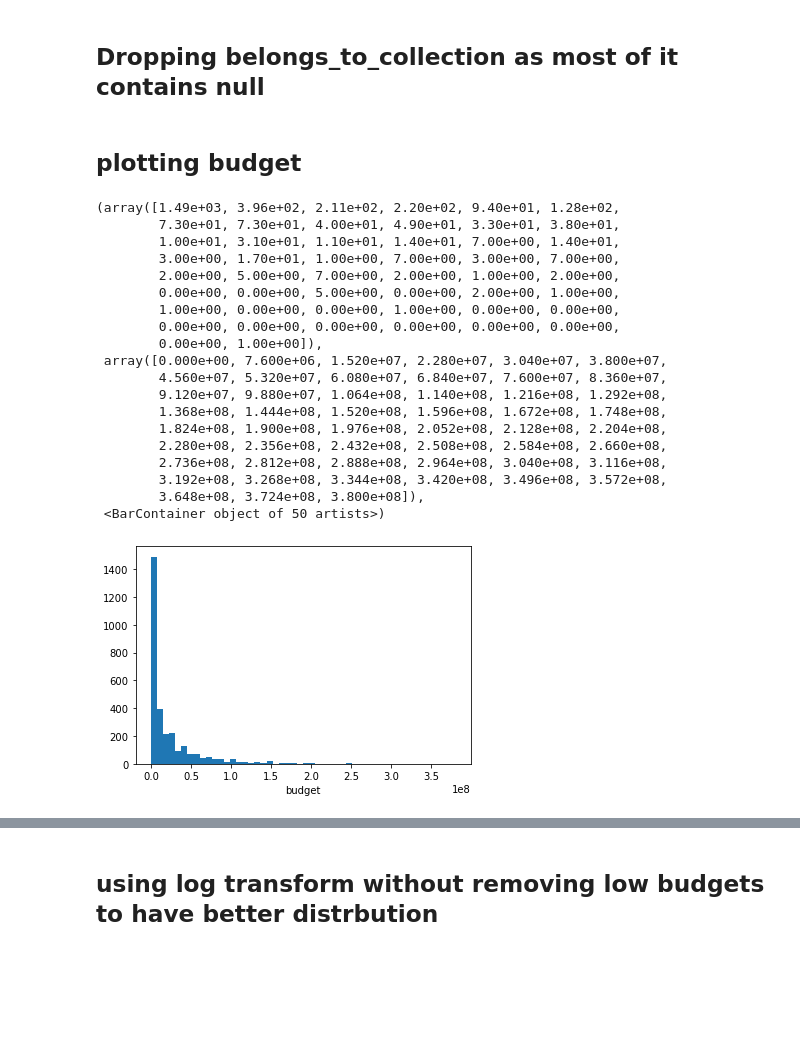
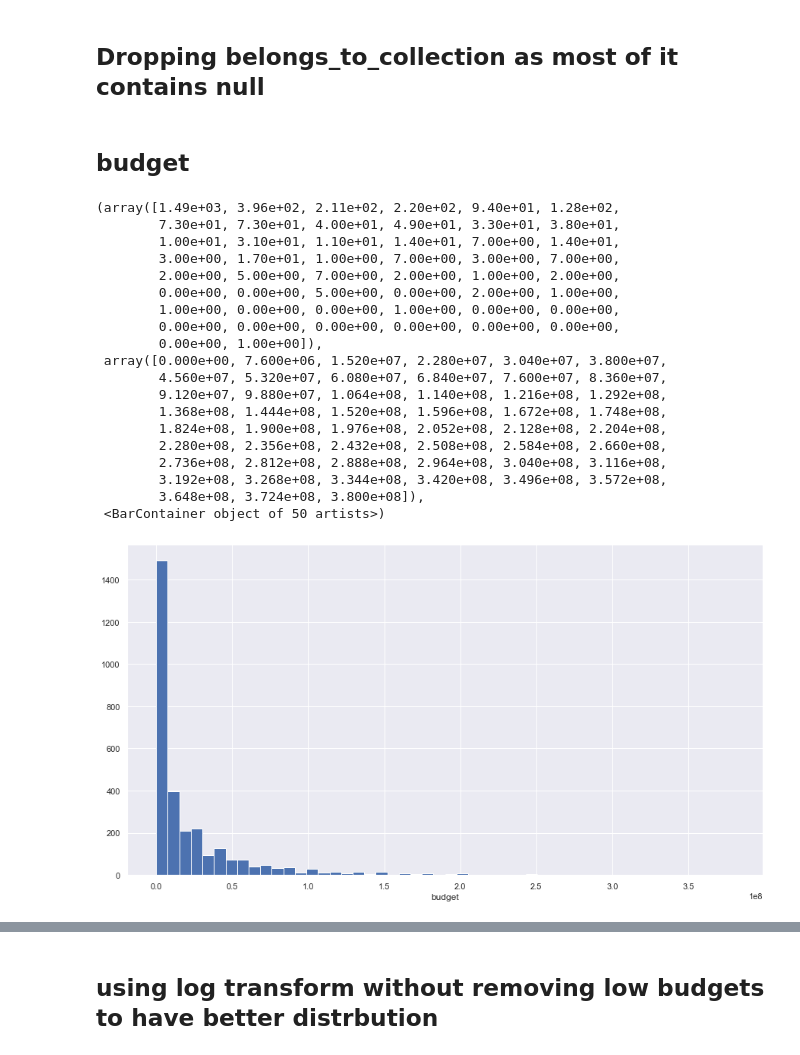
Before and after one commit to mohamedali-sc/TMDB-Box-Office-Prediction, a Jupyter notebook: model.ipynb, the cells around one changed output, grey strips where cells are left out. Cells and saved outputs as stored; diff of their text form; code cells hidden in the pictures; blank space fills up the shorter version.

```diff
--- a/model.ipynb
+++ b/model.ipynb
@@ -5,7 +5,7 @@ import matplotlib.pyplot as plt
 import seaborn as sns
 from sklearn.metrics import r2_score, mean_absolute_error, mean_squared_error
 from wordcloud import WordCloud
-trainData=pd.read_csv('train.csv')
-testData = pd.read_csv("test.csv")
-###############################################
-testData.head()
+from sklearn.ensemble import RandomForestRegressor
+from sklearn.model_selection import train_test_split
+trainData=pd.read_csv('D:\\train.csv')
+testData = pd.read_csv("D:\\test.csv")
@@ -41,34 +113,35 @@ def get_dict(s):
 # %% [markdown]
 ## Dropping belongs_to_collection as most of it contains null
 # %%
-trainData.drop(['belongs_to_collection','id'], axis=1, inplace=True)
-testData.drop(['belongs_to_collection','id'], axis=1, inplace=True)
+trainData.drop(['belongs_to_collection'], axis=1, inplace=True)
+testData.drop(['belongs_to_collection'], axis=1, inplace=True)
-# %% [markdown]
-##  plotting budget
+# %% [markdown]
+##  budget
 # %%
+sns.set(rc = {'figure.figsize':(15,8)})
 plt.xlabel( 'budget')
 plt.hist(trainData['budget'],bins = 50)
 # %% [output]
 (array([1.49e+03, 3.96e+02, 2.11e+02, 2.20e+02, 9.40e+01, 1.28e+02,
         7.30e+01, 7.30e+01, 4.00e+01, 4.90e+01, 3.30e+01, 3.80e+01,
         1.00e+01, 3.10e+01, 1.10e+01, 1.40e+01, 7.00e+00, 1.40e+01,
         3.00e+00, 1.70e+01, 1.00e+00, 7.00e+00, 3.00e+00, 7.00e+00,
         2.00e+00, 5.00e+00, 7.00e+00, 2.00e+00, 1.00e+00, 2.00e+00,
         0.00e+00, 0.00e+00, 5.00e+00, 0.00e+00, 2.00e+00, 1.00e+00,
         1.00e+00, 0.00e+00, 0.00e+00, 1.00e+00, 0.00e+00, 0.00e+00,
         0.00e+00, 0.00e+00, 0.00e+00, 0.00e+00, 0.00e+00, 0.00e+00,
         0.00e+00, 1.00e+00]),
  array([0.000e+00, 7.600e+06, 1.520e+07, 2.280e+07, 3.040e+07, 3.800e+07,
         4.560e+07, 5.320e+07, 6.080e+07, 6.840e+07, 7.600e+07, 8.360e+07,
         9.120e+07, 9.880e+07, 1.064e+08, 1.140e+08, 1.216e+08, 1.292e+08,
         1.368e+08, 1.444e+08, 1.520e+08, 1.596e+08, 1.672e+08, 1.748e+08,
         1.824e+08, 1.900e+08, 1.976e+08, 2.052e+08, 2.128e+08, 2.204e+08,
         2.280e+08, 2.356e+08, 2.432e+08, 2.508e+08, 2.584e+08, 2.660e+08,
         2.736e+08, 2.812e+08, 2.888e+08, 2.964e+08, 3.040e+08, 3.116e+08,
         3.192e+08, 3.268e+08, 3.344e+08, 3.420e+08, 3.496e+08, 3.572e+08,
         3.648e+08, 3.724e+08, 3.800e+08]),
  <BarContainer object of 50 artists>)
-[figure, old version]
+[figure, new version]
 # %%
 plt.title('displaying realtion between budget and revenu')
 plt.xlabel( 'budget')
```
Also changed, not shown: parts of 105 cells of this notebook.
